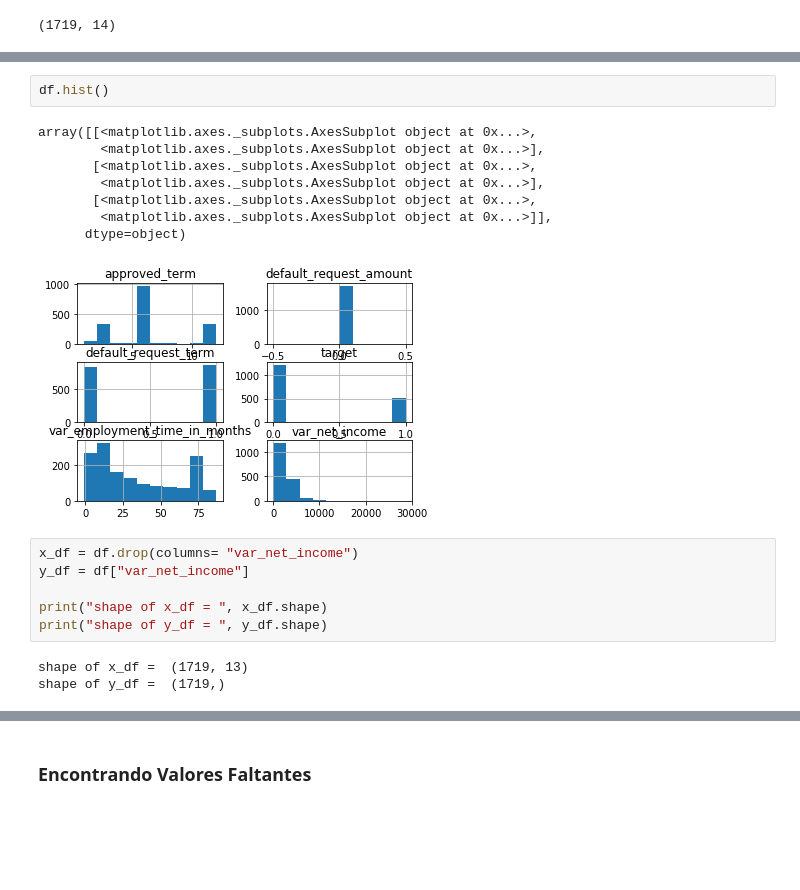
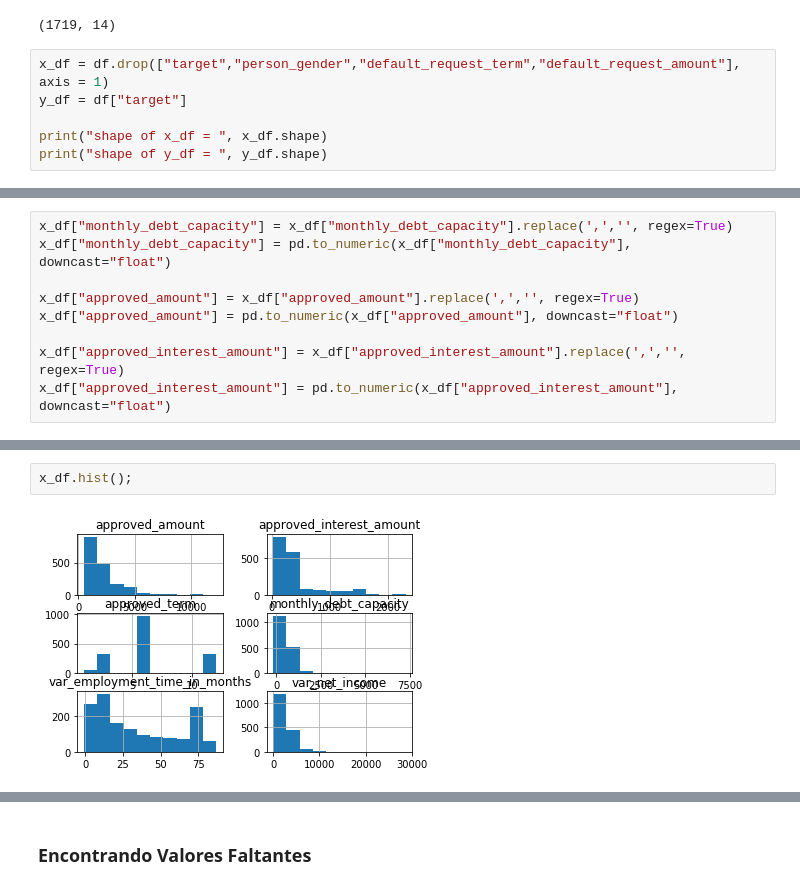
Before and after one commit to AbrahamG20/TPMachineLearning, a Jupyter notebook: TP_Machine_Learning.ipynb, the cells around one changed output, grey strips where cells are left out. Saved outputs shown, nothing was run; the diff lists cells and outputs as text; blank space fills up the shorter version.

Commit message:
Exploración de datos 2.0
Se detectaron los problemas de distintas columnas del dataset y se realizó gráficas de cajas para detectar anomalías que se normalizarán.

```diff
--- a/TP_Machine_Learning.ipynb
+++ b/TP_Machine_Learning.ipynb
@@ -21,3 +28,9 @@ df.head()
 df.shape
 # %% [output]
 (1719, 14)
+# %%
+x_df = df.drop(["target","person_gender","default_request_term","default_request_amount"], axis = 1)
+y_df = df["target"]
+
+print("shape of x_df = ", x_df.shape)
+print("shape of y_df = ", y_df.shape)
@@ -34,2 +49,11 @@ Universitaria         807
 dtype: int64
+# %%
+x_df["monthly_debt_capacity"] = x_df["monthly_debt_capacity"].replace(',','', regex=True)
+x_df["monthly_debt_capacity"] = pd.to_numeric(x_df["monthly_debt_capacity"], downcast="float")
+
+x_df["approved_amount"] = x_df["approved_amount"].replace(',','', regex=True)
+x_df["approved_amount"] = pd.to_numeric(x_df["approved_amount"], downcast="float")
+
+x_df["approved_interest_amount"] = x_df["approved_interest_amount"].replace(',','', regex=True)
+x_df["approved_interest_amount"] = pd.to_numeric(x_df["approved_interest_amount"], downcast="float")
 # %%
@@ -47,20 +71,4 @@ df.describe()
 # %%
-df.hist()
+x_df.hist();
 # %% [output]
-array([[<matplotlib.axes._subplots.AxesSubplot object at 0x...>,
-        <matplotlib.axes._subplots.AxesSubplot object at 0x...>],
-       [<matplotlib.axes._subplots.AxesSubplot object at 0x...>,
-        <matplotlib.axes._subplots.AxesSubplot object at 0x...>],
-       [<matplotlib.axes._subplots.AxesSubplot object at 0x...>,
-        <matplotlib.axes._subplots.AxesSubplot object at 0x...>]],
-      dtype=object)
-[figure, old version]
+[figure, new version]
-# %%
-x_df = df.drop(columns= "var_net_income")
-y_df = df["var_net_income"]
-
-print("shape of x_df = ", x_df.shape)
-print("shape of y_df = ", y_df.shape)
-# %% [output]
-shape of x_df =  (1719, 13)
-shape of y_df =  (1719,)
```
Also changed, not shown: parts of 11 cells of this notebook.
